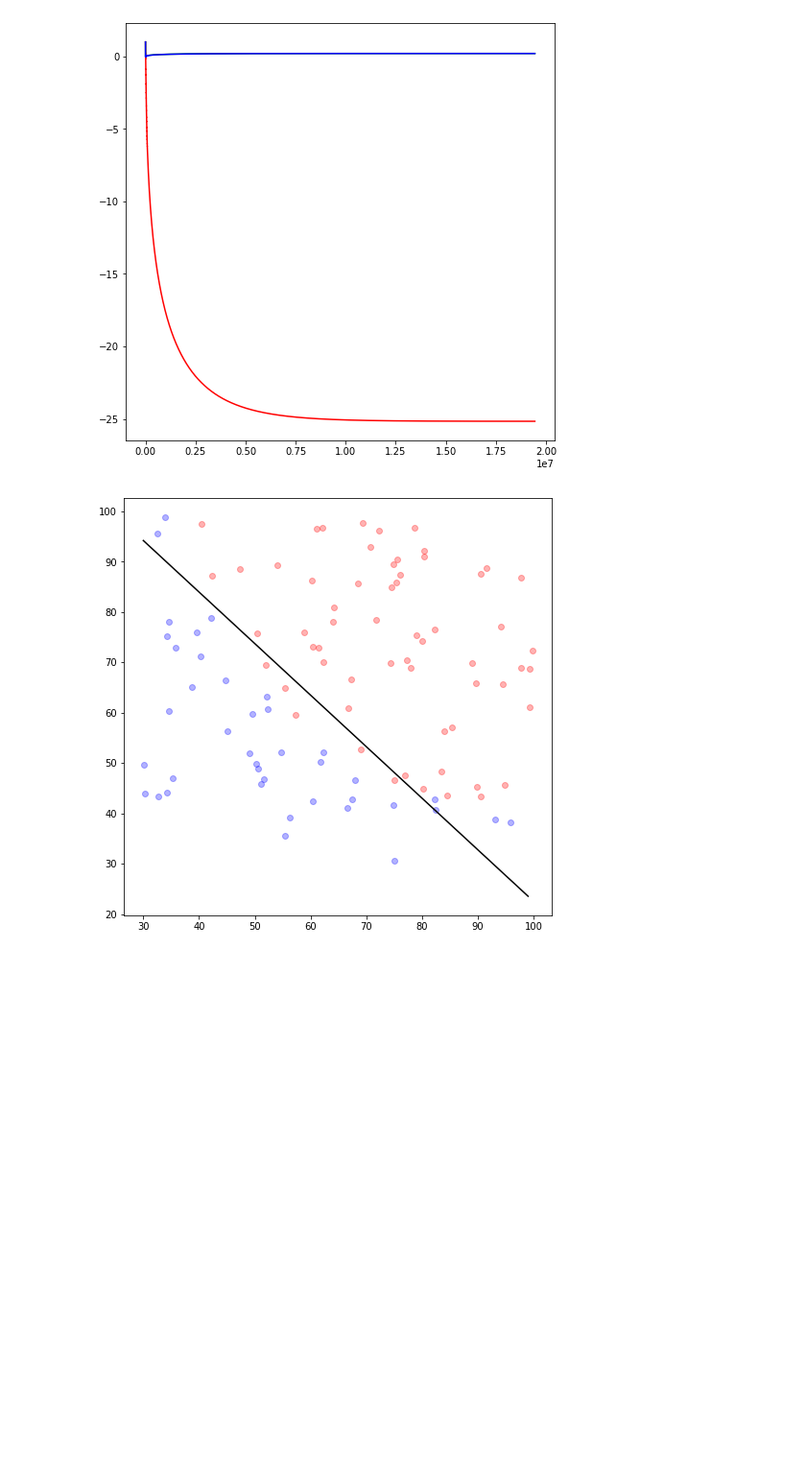
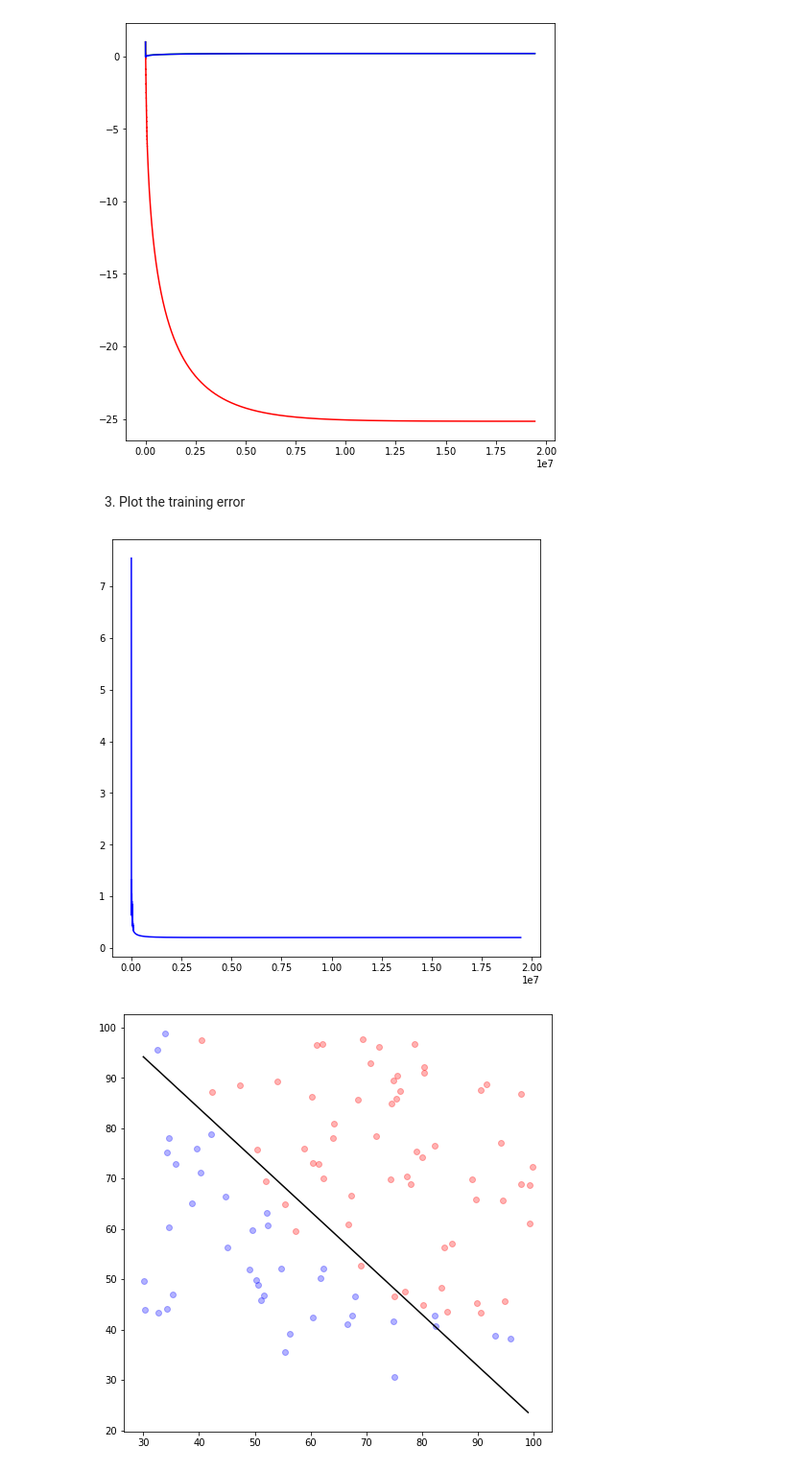
Before and after one commit to sonhs99/MachineLearning, a Jupyter notebook: Assignment05/Assignment05.ipynb, the cells around one changed output. Shown at 96% size. Saved outputs shown, nothing was run; the diff lists cells and outputs as text; code cells hidden in the pictures; blank space fills up the shorter version.

Commit message:
3. Plotting the training error

```diff
--- a/Assignment05/Assignment05.ipynb
+++ b/Assignment05/Assignment05.ipynb
@@ -71,10 +71,14 @@ plt.plot(range(0, len(theta)), [t[2] for t in theta], c='b')
 plt.show()
 # %% [output]
 [figure]
+# %% [markdown]
+3. Plot the training error
 # %%
 plt.figure(figsize=(8, 8))
-plt.plot(range(1, len(e)), e[1:], c='k')
+plt.plot(range(1, len(e)), e[1:], c='b')
 plt.show()
+# %% [output]
+[figure, added]
 # %%
 x = np.array(range(30, 100))
 plt.figure(figsize=(8, 8))
```
